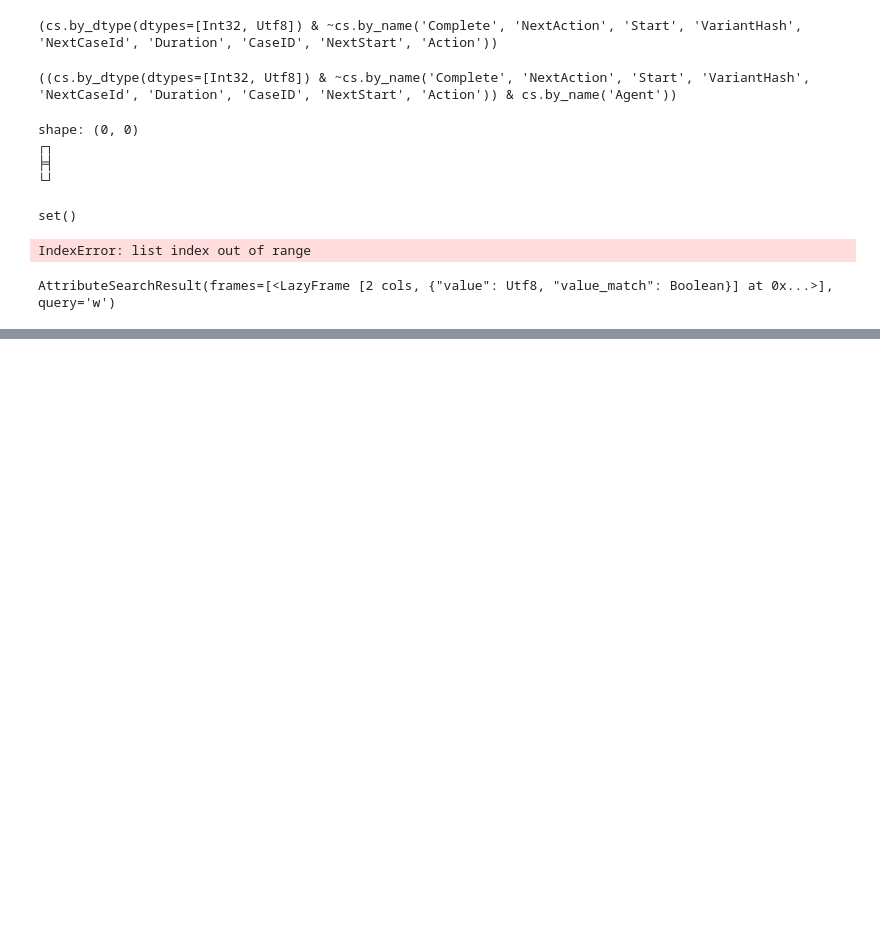
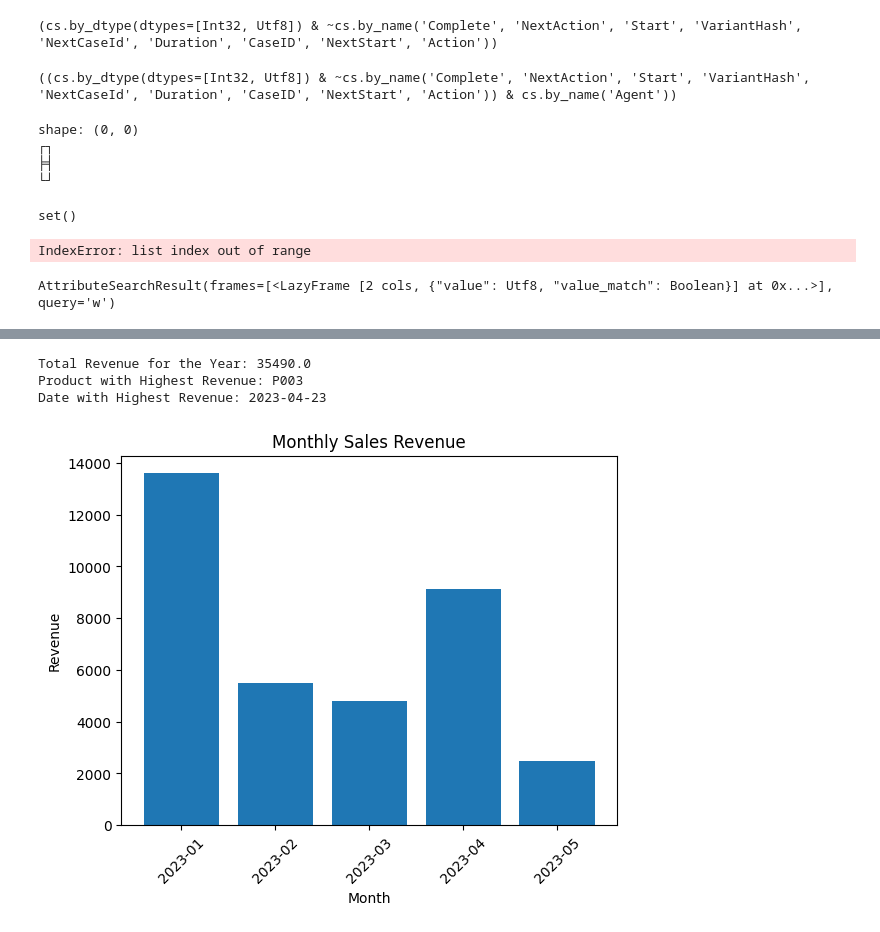
Before and after one commit to albertodiazdurana/learning_polars, a Jupyter notebook: experimenting.ipynb, the cells around one changed output, grey strips where cells are left out. Drawn from its saved outputs; the diff is of its cells as text; code cells hidden in the pictures; blank space fills up the shorter version.

```diff
--- a/experimenting.ipynb
+++ b/experimenting.ipynb
@@ -720,0 +764,56 @@ AttributeSearchResult(frames=[<LazyFrame [2 cols, {"value": Utf8, "value_match":
+# %%
+import csv
+import matplotlib.pyplot as plt
+from collections import defaultdict
+
+# Initialize variables to track total revenue and store data for analysis
+total_revenue = 0
+product_revenue = defaultdict(float)
+date_revenue = defaultdict(float)
+monthly_sales = defaultdict(float)
+
+# Read and analyze the sales data from the CSV file
+with open('sales.csv', 'r') as file:
+    reader = csv.DictReader(file)
+    for row in reader:
+        date = row['date']
+        product_id = row['product_id']
+        price = float(row['price'])
+        units_sold = int(row['units_sold'])
+
+        # Calculate revenue for each sale and update the relevant variables
+        revenue = price * units_sold
+        total_revenue += revenue
+        product_revenue[product_id] += revenue
+        date_revenue[date] += revenue
+
+        # Extract the month from the date and update monthly sales
+        year_month = date[:7]
+        monthly_sales[year_month] += revenue
+
+# Find the product with the highest revenue
+highest_revenue_product = max(product_revenue, key=product_revenue.get)
+
+# Find the date with the highest revenue
+highest_revenue_date = max(date_revenue, key=date_revenue.get)
+
+# Print total revenue, highest revenue product, and highest revenue date
+print("Total Revenue for the Year:", total_revenue)
+print("Product with Highest Revenue:", highest_revenue_product)
+print("Date with Highest Revenue:", highest_revenue_date)
+
+# Visualize monthly sales using a bar chart
+months = list(monthly_sales.keys())
+revenues = [monthly_sales[month] for month in months]
+
+plt.bar(months, revenues)
+plt.xlabel("Month")
+plt.ylabel("Revenue")
+plt.title("Monthly Sales Revenue")
+plt.xticks(rotation=45)
+plt.show()
+# %% [output]
+Total Revenue for the Year: 35490.0
+Product with Highest Revenue: P003
+Date with Highest Revenue: 2023-04-23
+[figure, added]
```
Also changed, not shown: parts of 2 cells of this notebook, 1 other file.
